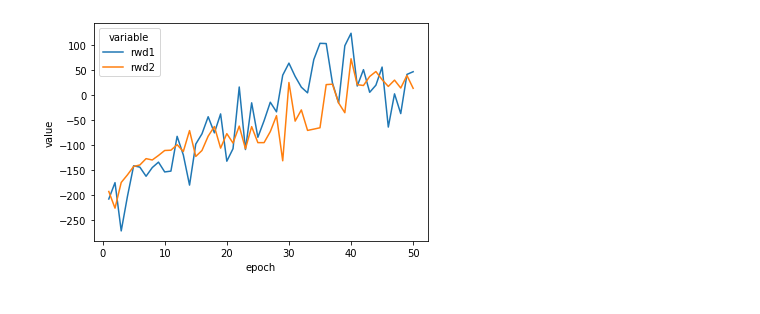
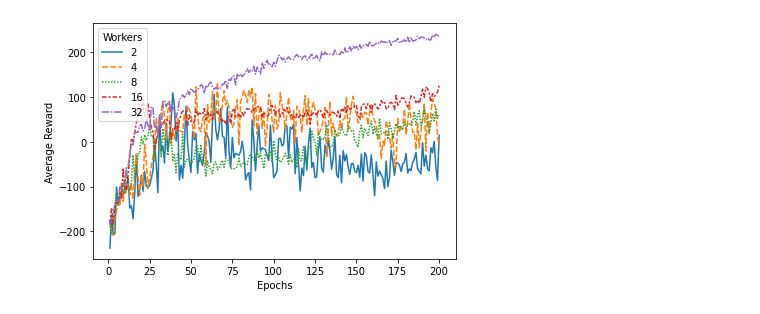
Before and after one commit to seanjparker/distributed-rl, a Jupyter notebook: notebook/analysis.ipynb, the cells around one changed output. Saved outputs shown, nothing was run; the diff lists cells and outputs as text; code cells hidden in the pictures.

Commit message:
feat: add graph plotting to analysis.ipynb notebook

```diff
--- a/notebook/analysis.ipynb
+++ b/notebook/analysis.ipynb
@@ -22,6 +10,28 @@ data_preproc = pd.DataFrame({
-# %%
-sns.lineplot(x='epoch', y='value', hue='variable',
-             data=pd.melt(data_preproc, ['epoch']))
-plt.show()
-# %% [output]
-[figure, removed]
+# %%
+def load_data(path):
+    with open(path) as f:
+        data = json.load(f)
+        return data
+
+def load_data_from_dir(path):
+    files = glob.glob(path)
+    data_preproc_torch = { 'epoch': [], 'reward': [], 'workers': [] }
+    for file in files:
+        tmp_data = load_data(file)
+        for i in range(len(tmp_data['epoch'])):
+            data_preproc_torch['epoch'].append(tmp_data['epoch'][i])
+            data_preproc_torch['reward'].append(tmp_data['mean_reward'][i])
+        data_preproc_torch['workers'].extend([tmp_data['workers']] * len(tmp_data['epoch']))
+    df = pd.DataFrame(data=data_preproc_torch)
+    df_wide = df.pivot('epoch', 'workers', 'reward')
+    return df_wide
+# %%
+results_wide = load_data_from_dir('../results/torch/Run2/*.json')
+# %%
+ax = sns.lineplot(data=results_wide)
+ax.legend(title='Workers')
+ax.set(xlabel='Epochs', ylabel='Average Reward')
+plt.tight_layout()
+plt.show()
+# %% [output]
+[figure, added]
```
Also changed, not shown: parts of 3 cells of this notebook.
